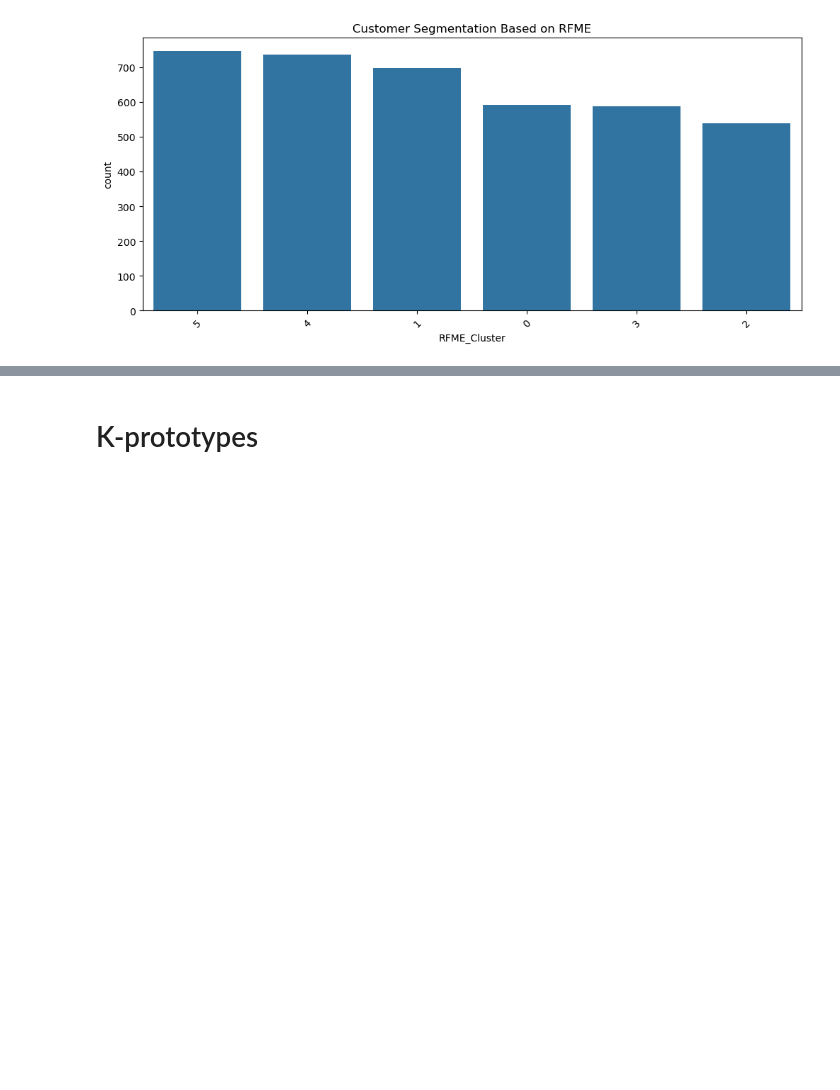
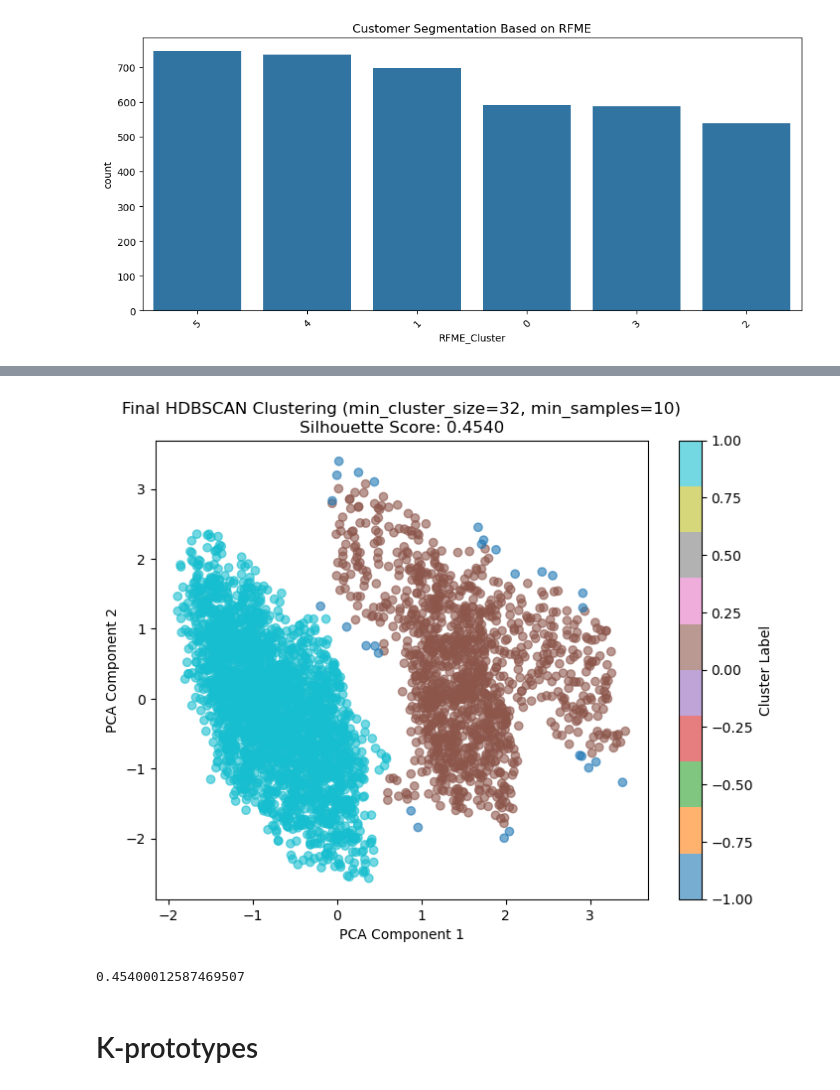
Before and after one commit to CassandraMaldonado/ML_customer_clustering, a Jupyter notebook: Clustering models.ipynb, the cells around one changed output, grey strips where cells are left out. Cells and saved outputs as stored; diff of their text form; code cells hidden in the pictures; blank space fills up the shorter version.

```diff
--- a/Clustering models.ipynb
+++ b/Clustering models.ipynb
@@ -703,3 +942,31 @@ plt.show()
+# %%
+# Best HDBSCAN parameters
+best_min_cluster_size = 32
+best_min_samples = 10
+
+hdbscan_best_model = hdbscan.HDBSCAN(min_cluster_size=best_min_cluster_size, min_samples=best_min_samples)
+hdbscan_best_labels = hdbscan_best_model.fit_predict(X_pca)
+
+# Silhouette Score
+if len(set(hdbscan_best_labels)) > 1:
+    hdbscan_best_silhouette_score = silhouette_score(X_pca, hdbscan_best_labels)
+else:
+    hdbscan_best_silhouette_score = None
+
+# HDBSCAN Clusters
+plt.figure(figsize=(8, 6))
+plt.scatter(X_pca[:, 0], X_pca[:, 1], c=hdbscan_best_labels, cmap='tab10', alpha=0.6)
+plt.xlabel("PCA Component 1")
+plt.ylabel("PCA Component 2")
+plt.title(f"Final HDBSCAN Clustering (min_cluster_size={best_min_cluster_size}, min_samples={best_min_samples})\nSilhouette Score: {hdbscan_best_silhouette_score:.4f}")
+plt.colorbar(label="Cluster Label")
+plt.show()
+
+# Silhouette Score
+hdbscan_best_silhouette_score
+# %% [output]
+[figure, added]
+0.45400012587469507
 # %% [markdown]
 # K-prototypes
 # %%
```
Also changed, not shown: parts of 15 cells of this notebook.
